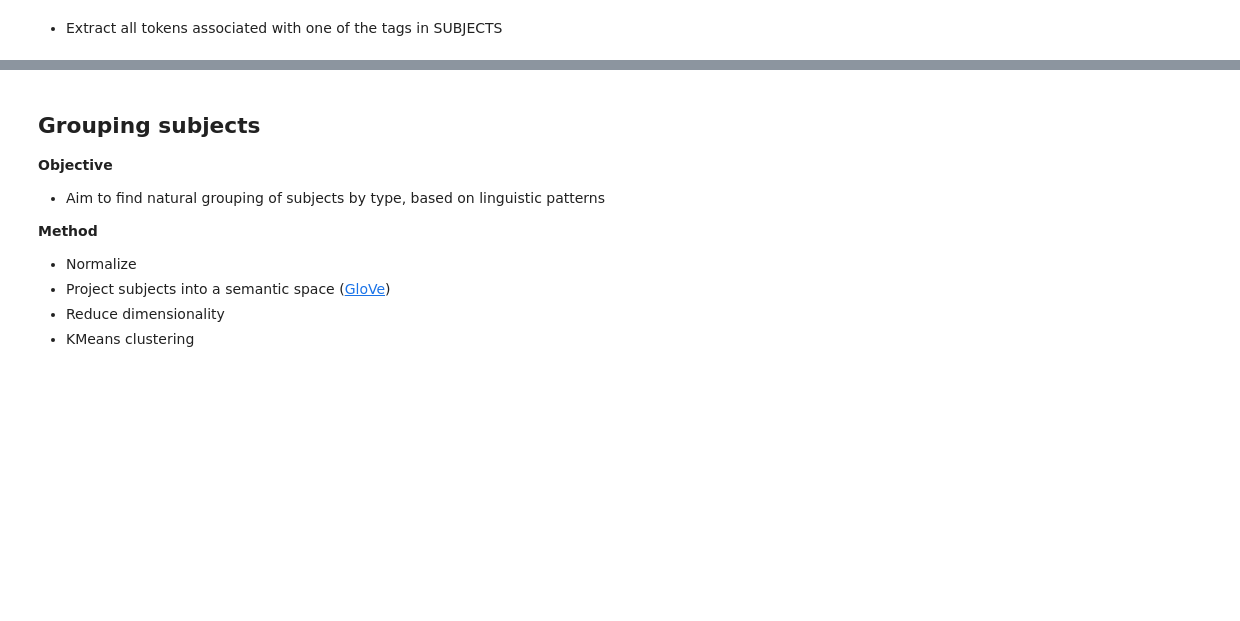
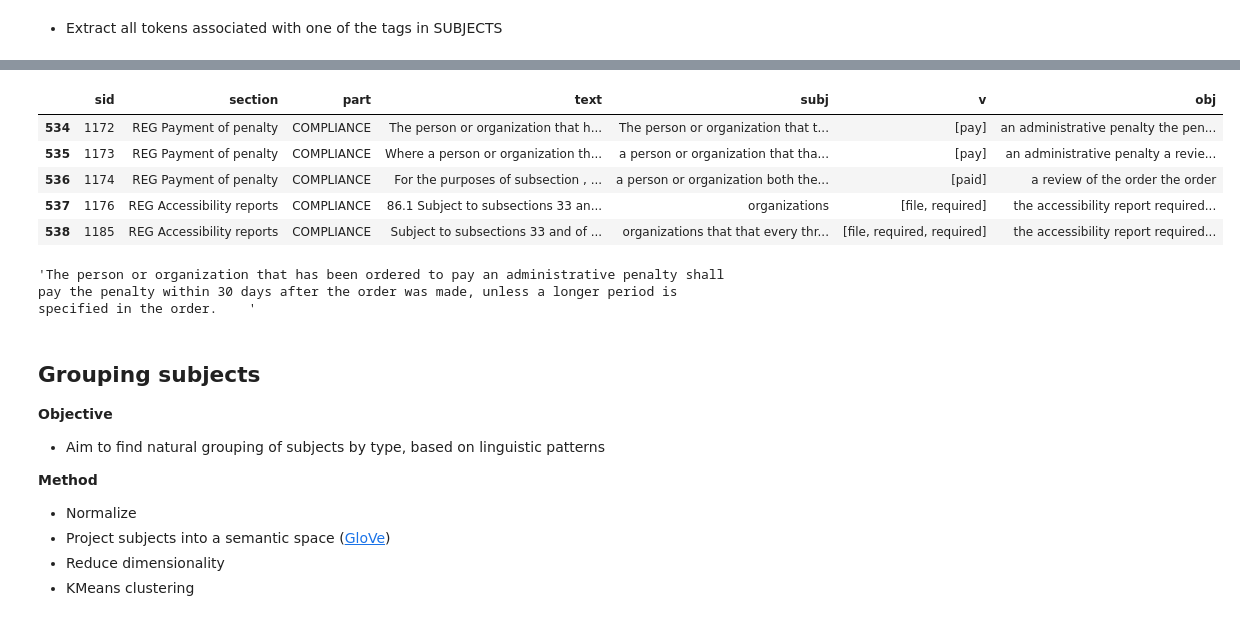
Before and after one commit to bardess/odsc_2019_workshop, a Jupyter notebook: code/odsc_east_2019_workshop.ipynb, the cells around one changed output, grey strips where cells are left out. Drawn from its saved outputs; the diff is of its cells as text; code cells hidden in the pictures; blank space fills up the shorter version.

```diff
--- a/code/odsc_east_2019_workshop.ipynb
+++ b/code/odsc_east_2019_workshop.ipynb
@@ -152,7 +231,18 @@ df = pd.DataFrame(
     )
 )
 # %%
-df.head()
+df.tail()
+# %% [output]
+|  | sid | section | part | text | subj | v | obj |
+| 534 | 1172 | REG Payment of penalty | COMPLIANCE | The person or organization that h... | The person or organization that t... | [pay] | an administrative penalty the pen... |
+| 535 | 1173 | REG Payment of penalty | COMPLIANCE | Where a person or organization th... | a person or organization that tha... | [pay] | an administrative penalty a revie... |
+| 536 | 1174 | REG Payment of penalty | COMPLIANCE | For the purposes of subsection , ... | a person or organization both the... | [paid] | a review of the order the order |
+| 537 | 1176 | REG Accessibility reports | COMPLIANCE | 86.1 Subject to subsections 33 an... | organizations | [file, required] | the accessibility report required... |
+| 538 | 1185 | REG Accessibility reports | COMPLIANCE | Subject to subsections 33 and of ... | organizations that that every thr... | [file, required, required] | the accessibility report required... |
+# %%
+df.iloc[-5]
+# %% [output]
+'The person or organization that has been ordered to pay an administrative penalty shall pay the penalty within 30 days after the order was made, unless a longer period is specified in the order.    '
 # %% [markdown]
 ## Grouping subjects
 
```
Also changed, not shown: parts of 46 cells of this notebook, 2 other files.
